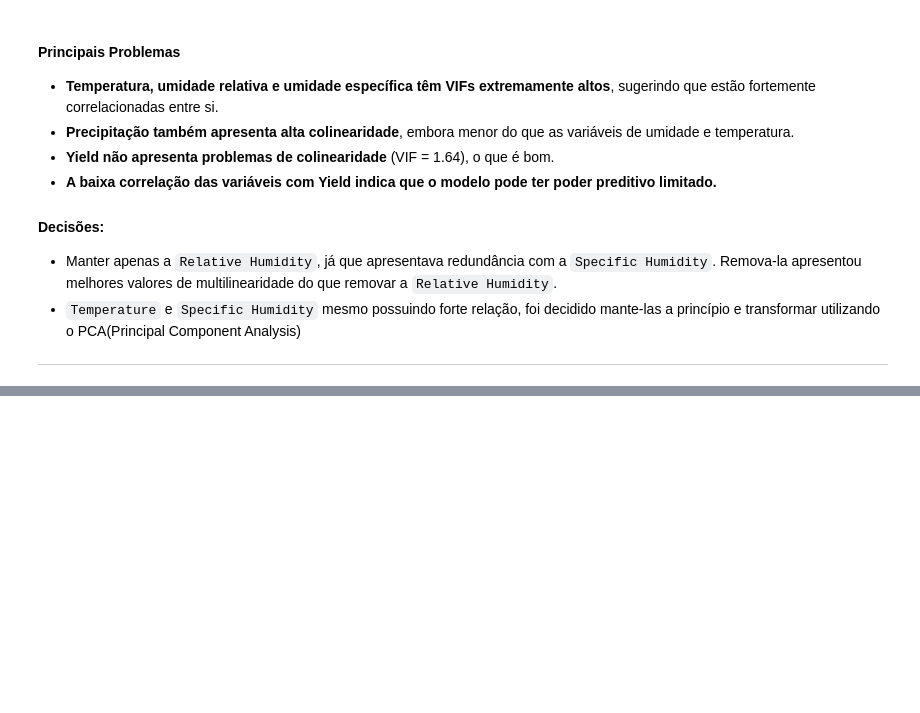
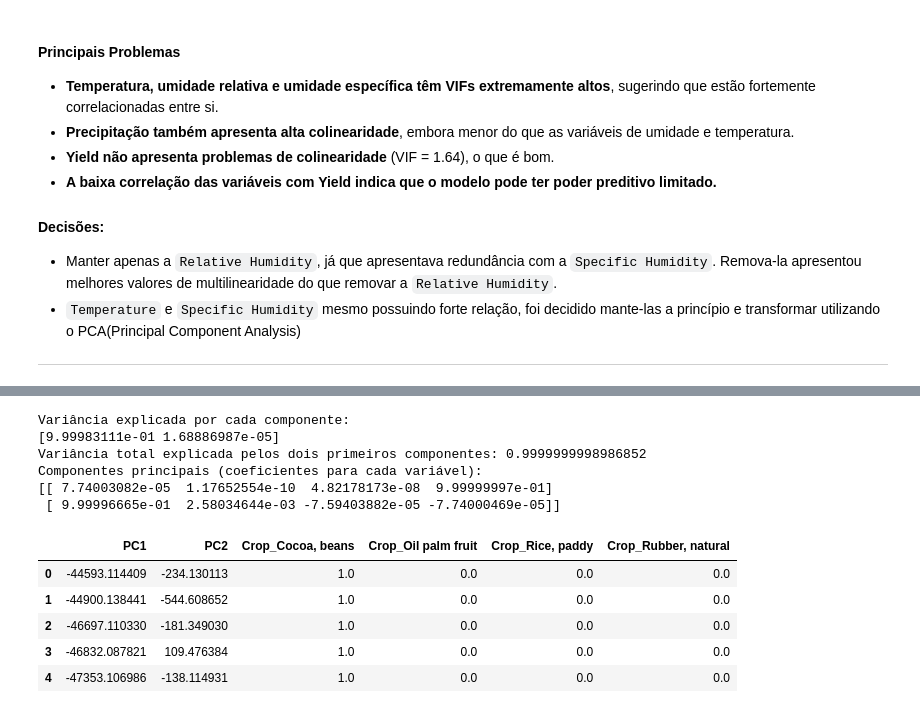
Before and after one commit to insanedays/crop_forecast, a Jupyter notebook: notebook.ipynb, the cells around one changed output, grey strips where cells are left out. Drawn from its saved outputs; the diff is of its cells as text; code cells hidden in the pictures; blank space fills up the shorter version.

```diff
--- a/notebook.ipynb
+++ b/notebook.ipynb
@@ -1840,0 +1050,40 @@ In summary, Logistic Regression emerged as the best-performing model for wheat g
+# %%
+crop_column = df_features['Crop']
+df_features_pca = df_features.drop(columns=['Crop'])
+
+pca = PCA(n_components=2)  # Reduzir para 2 componentes principais
+df_features_pca = pd.DataFrame(pca.fit_transform(df_features_pca), columns=['PC1', 'PC2'])
+
+# 4. Reinserir a coluna 'Crop' no DataFrame resultante
+df_features_pca['Crop'] = crop_column.reset_index(drop=True)
+
+
+# Variância explicada por cada componente
+print("Variância explicada por cada componente:")
+print(pca.explained_variance_ratio_)
+
+# Variância total explicada
+print("Variância total explicada pelos dois primeiros componentes:", sum(pca.explained_variance_ratio_))
+# Componentes principais
+print("Componentes principais (coeficientes para cada variável):")
+print(pca.components_)
+
+encoder = OneHotEncoder(sparse_output=False, drop=None)
+encoded = encoder.fit_transform(df_features_pca[['Crop']])
+
+df_features_pca = pd.concat([df_features_pca.drop(columns=['Crop']), pd.DataFrame(encoded, columns=encoder.get_feature_names_out(['Crop']))], axis=1)
+
+df_features_pca.head()
+# %% [output]
+Variância explicada por cada componente:
+[9.99983111e-01 1.68886987e-05]
+Variância total explicada pelos dois primeiros componentes: 0.9999999998986852
+Componentes principais (coeficientes para cada variável):
+[[ 7.74003082e-05  1.17652554e-10  4.82178173e-08  9.99999997e-01]
+ [ 9.99996665e-01  2.58034644e-03 -7.59403882e-05 -7.74000469e-05]]
+|  | PC1 | PC2 | Crop_Cocoa, beans | Crop_Oil palm fruit | Crop_Rice, paddy | Crop_Rubber, natural |
+| 0 | -44593.114409 | -234.130113 | 1.0 | 0.0 | 0.0 | 0.0 |
+| 1 | -44900.138441 | -544.608652 | 1.0 | 0.0 | 0.0 | 0.0 |
+| 2 | -46697.110330 | -181.349030 | 1.0 | 0.0 | 0.0 | 0.0 |
+| 3 | -46832.087821 | 109.476384 | 1.0 | 0.0 | 0.0 | 0.0 |
+| 4 | -47353.106986 | -138.114931 | 1.0 | 0.0 | 0.0 | 0.0 |
```
Also changed, not shown: parts of 68 cells of this notebook.
